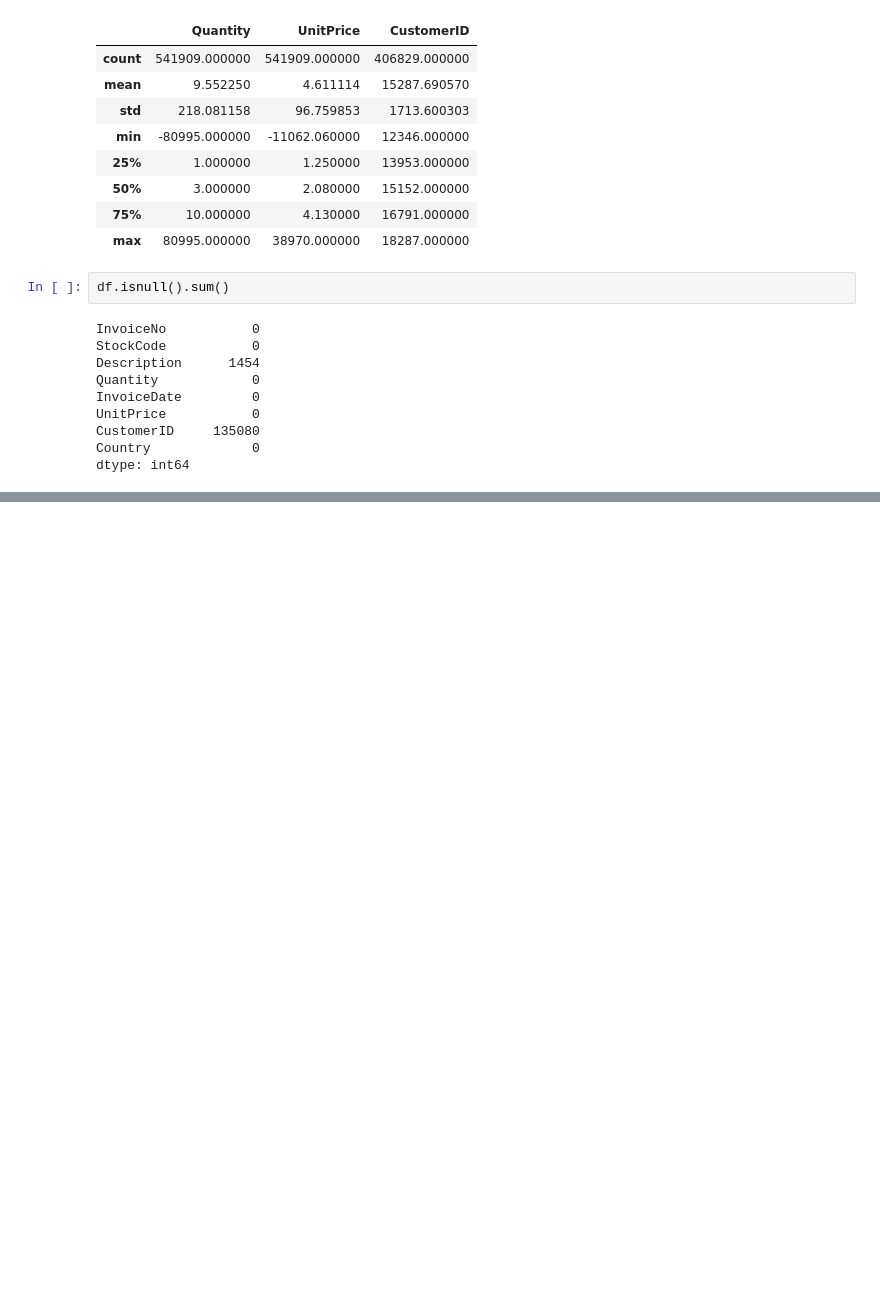
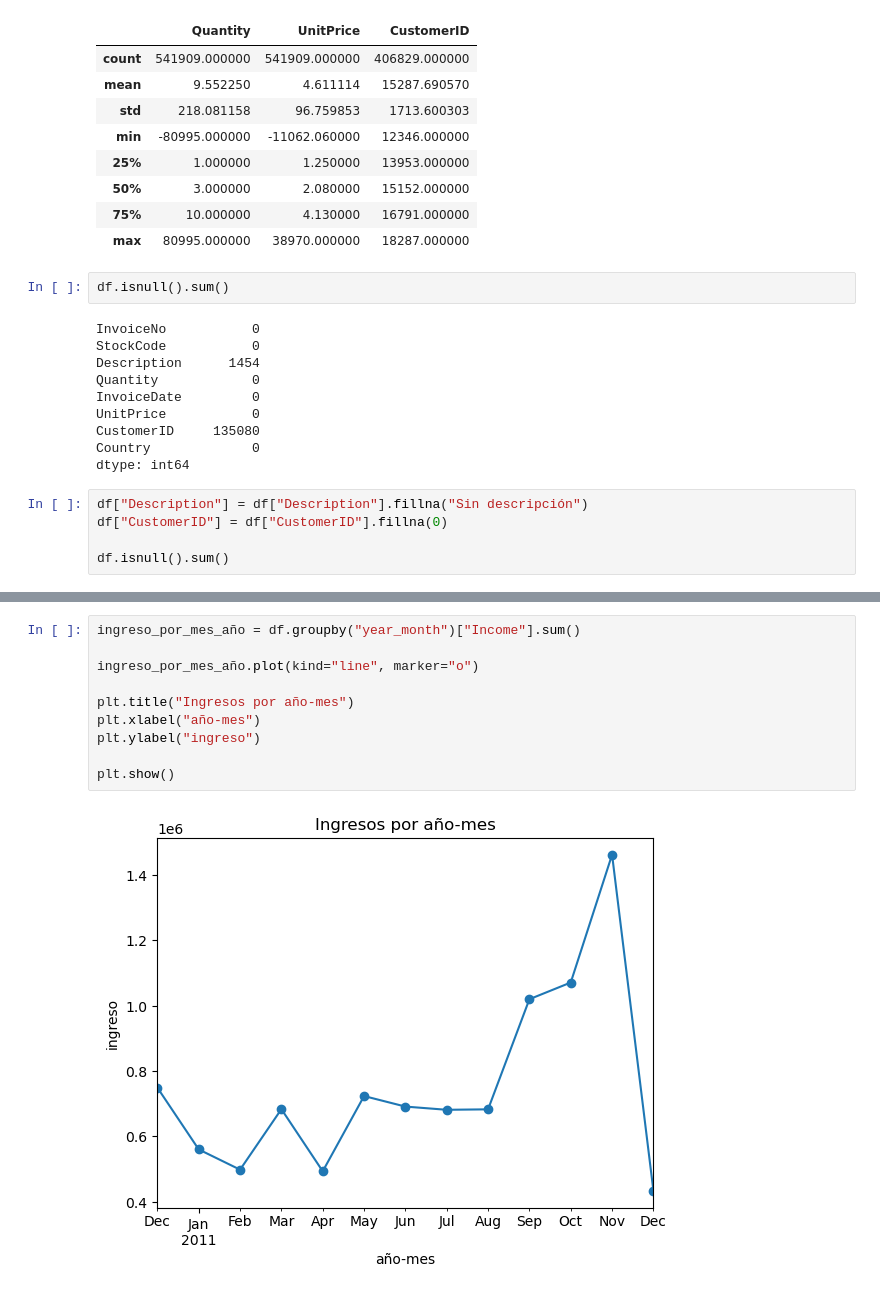
Before and after one commit to luiseduardoLM/Online-Retail, a Jupyter notebook: online_retail.ipynb, the cells around one changed output, grey strips where cells are left out. Cells and saved outputs as stored; diff of their text form; blank space fills up the shorter version.

```diff
--- a/online_retail.ipynb
+++ b/online_retail.ipynb
@@ -54,3 +54,8 @@ UnitPrice           0
 CustomerID     135080
 Country             0
 dtype: int64
+# %%
+df["Description"] = df["Description"].fillna("Sin descripción")
+df["CustomerID"] = df["CustomerID"].fillna(0)
+
+df.isnull().sum()
@@ -56,0 +162,12 @@ dtype: int64
+# %%
+ingreso_por_mes_año = df.groupby("year_month")["Income"].sum()
+
+ingreso_por_mes_año.plot(kind="line", marker="o")
+
+plt.title("Ingresos por año-mes")
+plt.xlabel("año-mes")
+plt.ylabel("ingreso")
+
+plt.show()
+# %% [output]
+[figure, added]
```
Also changed, not shown: parts of 10 cells of this notebook.
